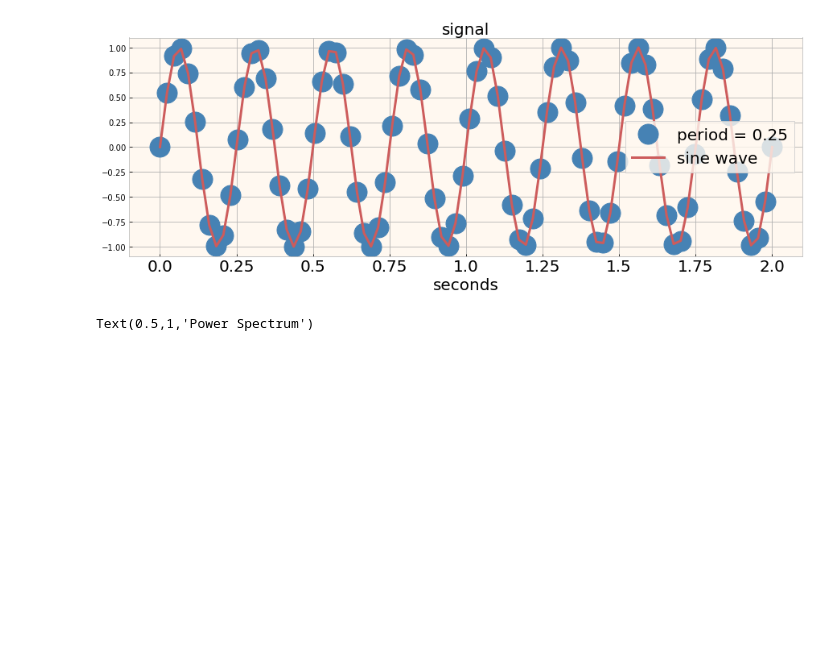
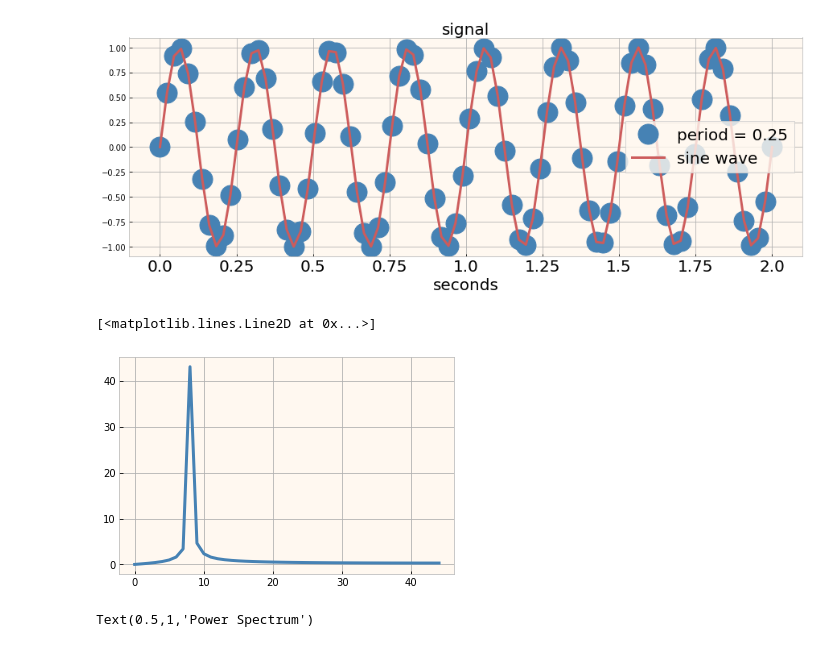
Before and after one commit to fedhere/UInotebooks, a Jupyter notebook: timeseries/fourier.ipynb, the cells around one changed output. Drawn from its saved outputs; the diff is of its cells as text; code cells hidden in the pictures; blank space fills up the shorter version.

```diff
--- a/timeseries/fourier.ipynb
+++ b/timeseries/fourier.ipynb
@@ -43,3 +49,8 @@ Text(0.5,1,'signal')
+# %%
+pl.plot(np.abs(np.fft.rfft(sinewave)))
+# %% [output]
+[<matplotlib.lines.Line2D at 0x...>]
+[figure, added]
 # %%
 f = np.abs(np.fft.rfft(sinewave))
 
```
Also changed, not shown: parts of 8 cells of this notebook, 2 other files.
